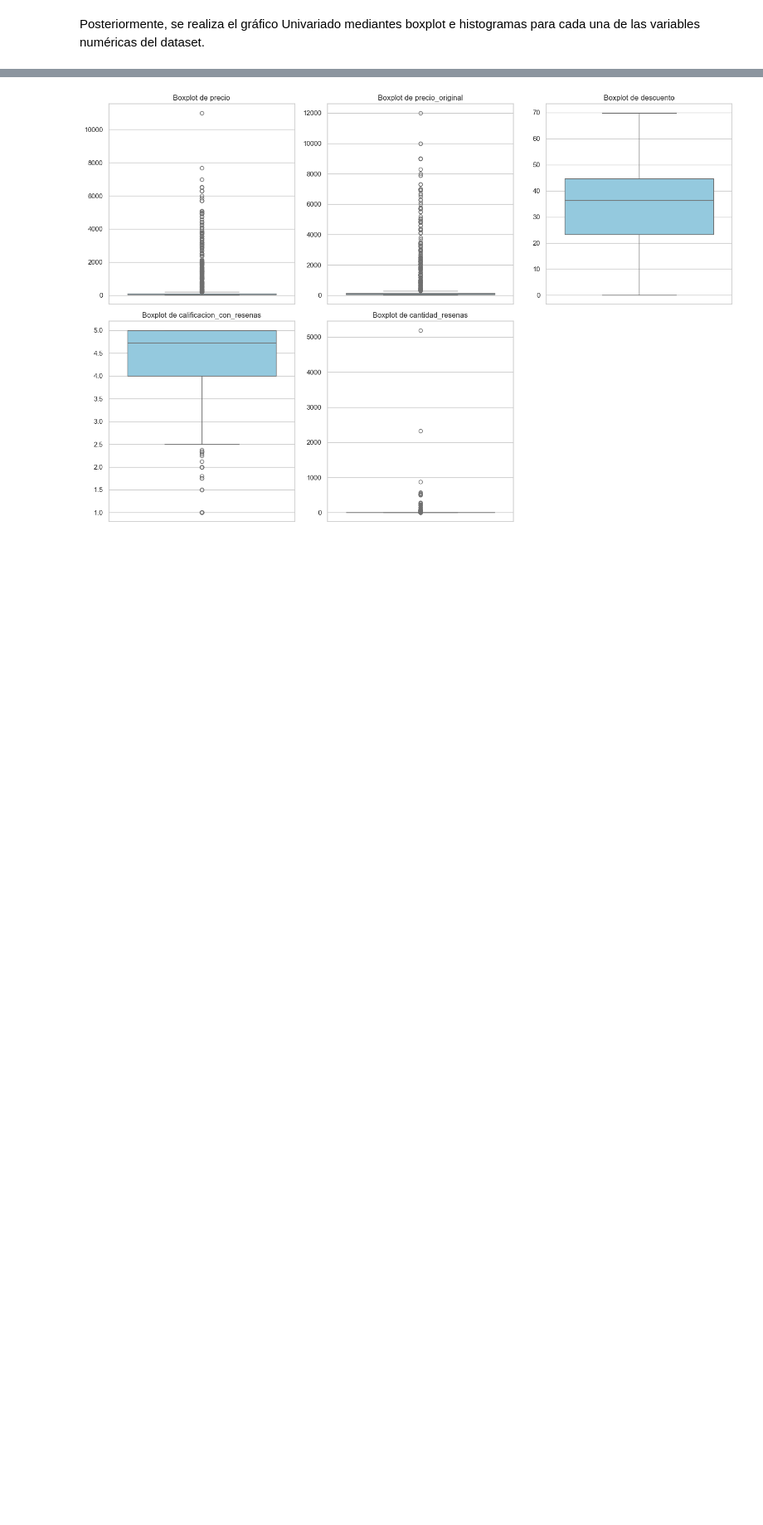
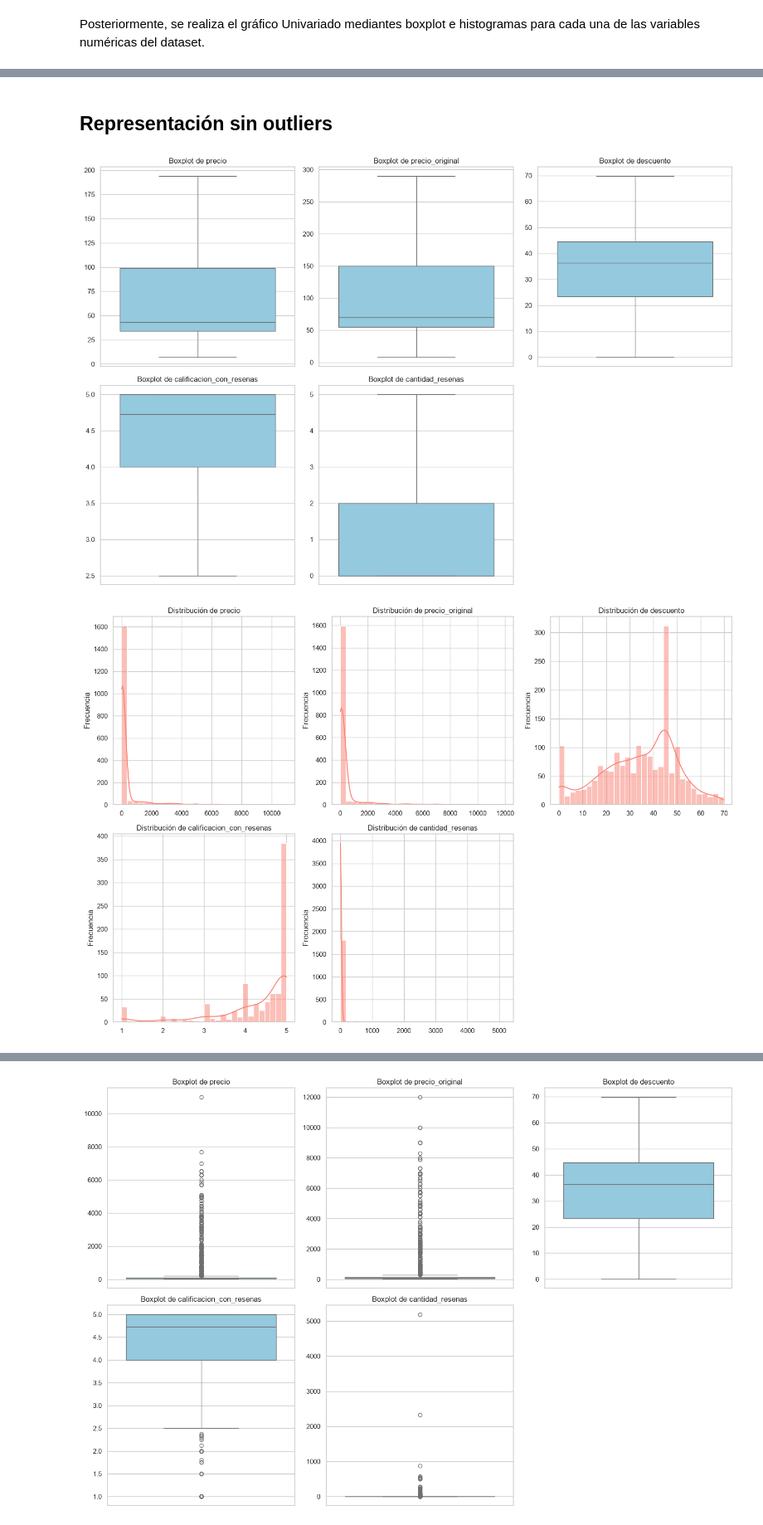
Before and after one commit to dayroncueva-ops/ACD_Proyecto_2026, a Jupyter notebook: notebooks/01_limpieza_preprocesamiento.ipynb, the cells around one changed output, grey strips where cells are left out. Shown at 83% size. Drawn from its saved outputs; the diff is of its cells as text; code cells hidden in the pictures; blank space fills up the shorter version.

```diff
--- a/notebooks/01_limpieza_preprocesamiento.ipynb
+++ b/notebooks/01_limpieza_preprocesamiento.ipynb
@@ -332,0 +338,37 @@ Posteriormente, se realiza el gráfico Univariado mediantes boxplot e histograma
+# %% [markdown]
+## Representación sin outliers
+# %%
+sns.set_theme(style="whitegrid")
+variables_grafico = [
+    "precio",
+    "precio_original",
+    "descuento",
+    "calificacion_con_resenas",
+    "cantidad_resenas",
+]
+# 1. Graf. Boxplot
+plt.figure(figsize=(15, 10))
+for i, col in enumerate(variables_grafico, 1):
+    plt.subplot(2, 3, i)
+    # Agregamos showfliers=False para no graficar los puntos atípicos
+    sns.boxplot(y=df_clean[col], color="skyblue", showfliers=False)
+    plt.title(f"Boxplot de {col}", fontsize=12)
+    plt.ylabel("")
+
+plt.tight_layout()
+plt.show()
+
+# 2. Graf. Distribución (Histogramas)
+plt.figure(figsize=(15, 10))
+for i, col in enumerate(variables_grafico, 1):
+    plt.subplot(2, 3, i)
+    sns.histplot(df_clean[col].dropna(), kde=True, color="salmon", bins=30)
+    plt.title(f"Distribución de {col}", fontsize=12)
+    plt.xlabel("")
+    plt.ylabel("Frecuencia")
+
+plt.tight_layout()
+plt.show()
+# %% [output]
+[figure, added]
+[figure, added]
```
Also changed, not shown: parts of 15 cells of this notebook, 1 other file.
